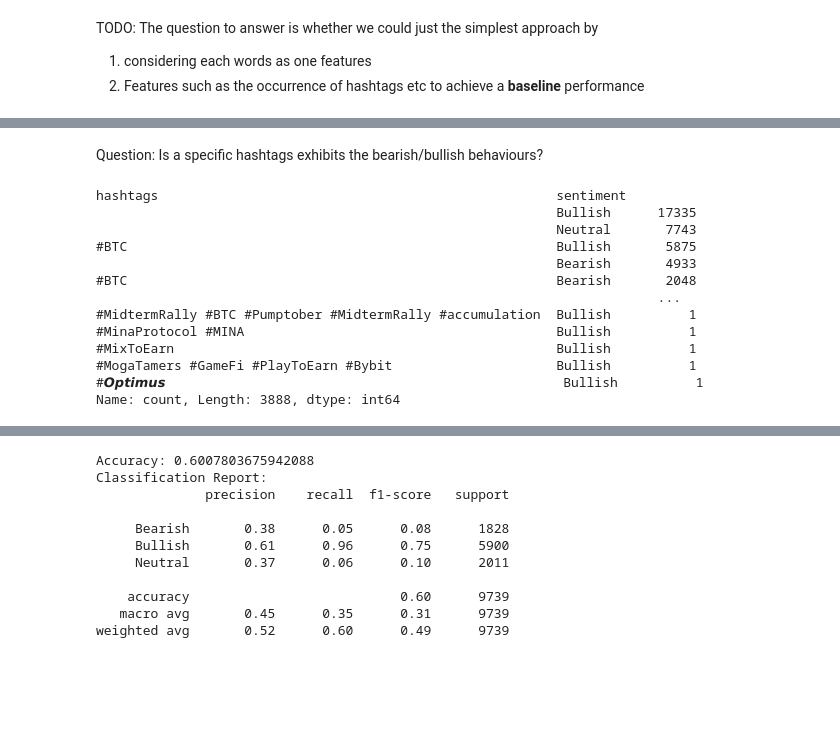
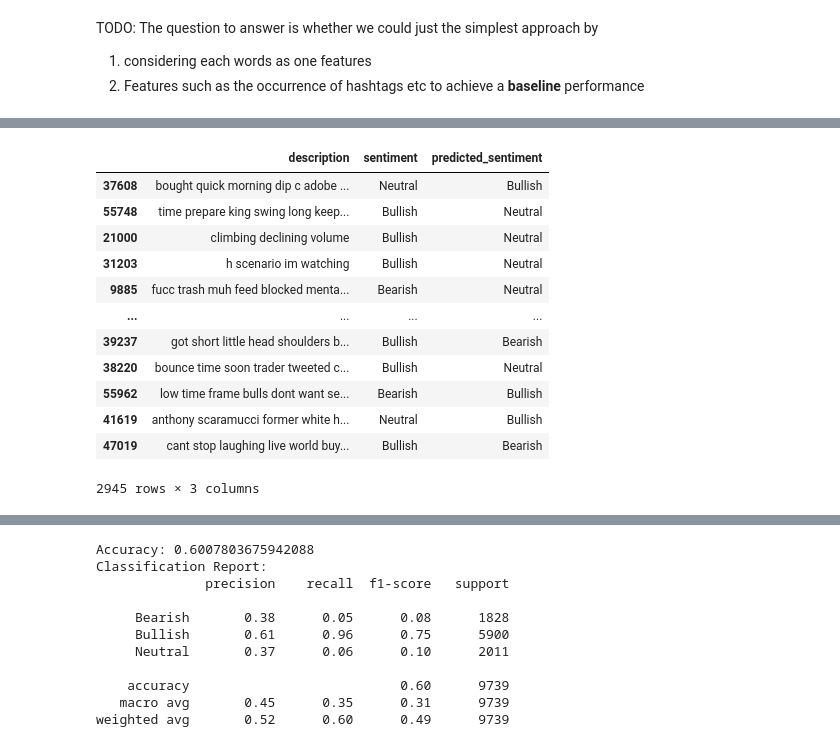
Before and after one commit to lowweihong/team14-CryptoMood, a Jupyter notebook: src/data_cleaning/eda.ipynb, the cells around one changed output, grey strips where cells are left out. Drawn from its saved outputs; the diff is of its cells as text; code cells hidden in the pictures; blank space fills up the shorter version.

```diff
--- a/src/data_cleaning/eda.ipynb
+++ b/src/data_cleaning/eda.ipynb
@@ -311,3 +295,37 @@ TODO: The question to answer is whether we could just the simplest approach by
 1. considering each words as one features
 2. Features such as the occurrence of hashtags etc
 to achieve a **baseline** performance
+# %%
+import re
+import nltk
+from nltk.corpus import stopwords
+
+# Convert to lowercase
+df['clean_description'] = df['description'].str.lower()
+
+# Remove hashtags and the words following them
+df['clean_description'] = df['clean_description'].apply(lambda x: re.sub(r'#\w+', '', x))
+
+# Remove dollar
+df['clean_description'] = df['clean_description'].apply(lambda x: re.sub(r'\$\w+', '', x))
+
+# Remove mention
+df['clean_description'] = df['clean_description'].apply(lambda x: re.sub(r'@\w+', '', x))
+
+# Remove URLs
+df['clean_description'] = df['clean_description'].apply(lambda x: re.sub(r'http\S+', '', x))
+
+# Remove special characters and numbers
+df['clean_description'] = df['clean_description'].apply(lambda x: re.sub(r'[^a-zA-Z\s]', '', x))
+
+# Remove extra spaces
+df['clean_description'] = df['clean_description'].apply(lambda x: re.sub(r'\s+', ' ', x).strip())
+
+
+# # Remove stopwords (optional, requires nltk)
+nltk.download('stopwords')
+stop = set(stopwords.words('english'))
+df['clean_description'] = df['clean_description'].apply(lambda x: ' '.join([word for word in x.split() if word not in stop]))
+
+# # Display the cleaned
+df['clean_description'].head()
@@ -318,7 +362,7 @@ from sklearn.linear_model import LogisticRegression
 from sklearn.metrics import accuracy_score, classification_report
 
 # Extract features and labels
-X = df['description']
+X = df['clean_description']
 y = df['sentiment']
 
 # Split the data into training and testing sets
@@ -358,18 +402,17 @@ weighted avg       0.71      0.71      0.71      9739
-# %% [markdown]
-Question: Is a specific hashtags exhibits the bearish/bullish behaviours?
-# %%
-print(df[['hashtags', 'sentiment']].value_counts())
-# %% [output]
-hashtags                                                   sentiment
-                                                           Bullish      17335
-                                                           Neutral       7743
-#BTC                                                       Bullish       5875
-                                                           Bearish       4933
-#BTC                                                       Bearish       2048
-                                                                        ...
-#MidtermRally #BTC #Pumptober #MidtermRally #accumulation  Bullish          1
-#MinaProtocol #MINA                                        Bullish          1
-#MixToEarn                                                 Bullish          1
-#MogaTamers #GameFi #PlayToEarn #Bybit                     Bullish          1
-#𝙊𝙥𝙩𝙞𝙢𝙪𝙨                                                   Bullish          1
-Name: count, Length: 3888, dtype: int64
+# %%
+df_test = pd.DataFrame({'description': X_test, 'sentiment': y_test, 'predicted_sentiment': y_pred})
+df_test[df_test['predicted_sentiment']!=df_test['sentiment']]
+# %% [output]
+|  | description | sentiment | predicted_sentiment |
+| 37608 | bought quick morning dip c adobe ... | Neutral | Bullish |
+| 55748 | time prepare king swing long keep... | Bullish | Neutral |
+| 21000 | climbing declining volume | Bullish | Neutral |
+| 31203 | h scenario im watching | Bullish | Neutral |
+| 9885 | fucc trash muh feed blocked menta... | Bearish | Neutral |
+| ... | ... | ... | ... |
+| 39237 | got short little head shoulders b... | Bullish | Bearish |
+| 38220 | bounce time soon trader tweeted c... | Bullish | Neutral |
+| 55962 | low time frame bulls dont want se... | Bearish | Bullish |
+| 41619 | anthony scaramucci former white h... | Neutral | Bullish |
+| 47019 | cant stop laughing live world buy... | Bullish | Bearish |
+2945 rows × 3 columns
```
Also changed, not shown: parts of 12 cells of this notebook, 1 other file.
